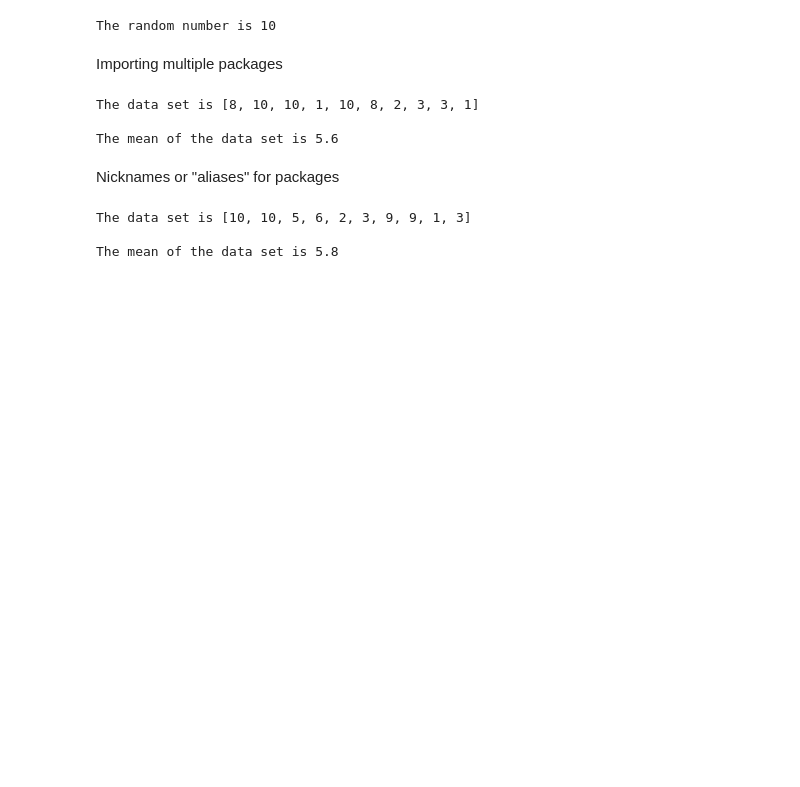
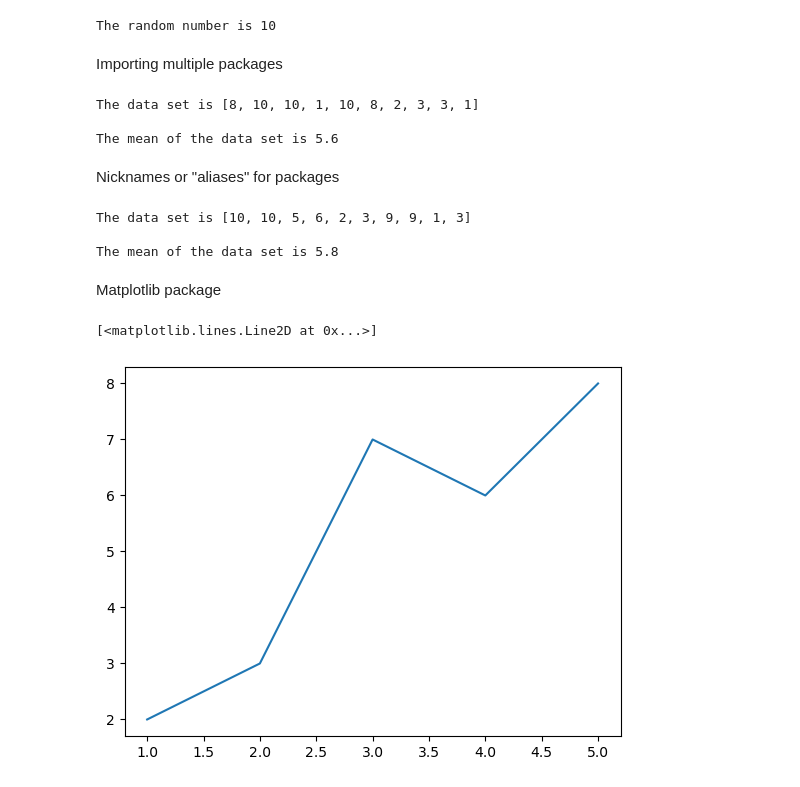
Before and after one commit to lkcormack/EasyAsPy, a Jupyter notebook: scratchNotebook_ch8.ipynb, the cells around one changed output. Drawn from its saved outputs; the diff is of its cells as text; code cells hidden in the pictures; blank space fills up the shorter version.

```diff
--- a/scratchNotebook_ch8.ipynb
+++ b/scratchNotebook_ch8.ipynb
@@ -49,3 +49,15 @@ print(f"The mean of the data set is {data_mean}")
 The data set is [10, 10, 5, 6, 2, 3, 9, 9, 1, 3]
 
 The mean of the data set is 5.8
+# %% [markdown]
+Matplotlib package
+# %%
+import matplotlib.pyplot as plt
+
+x = [1, 2, 3, 4, 5]
+y = [2, 3, 7, 6, 8]
+
+plt.plot(x, y)
+# %% [output]
+[<matplotlib.lines.Line2D at 0x...>]
+[figure, added]
```
Also changed, not shown: parts of 4 cells of this notebook.
